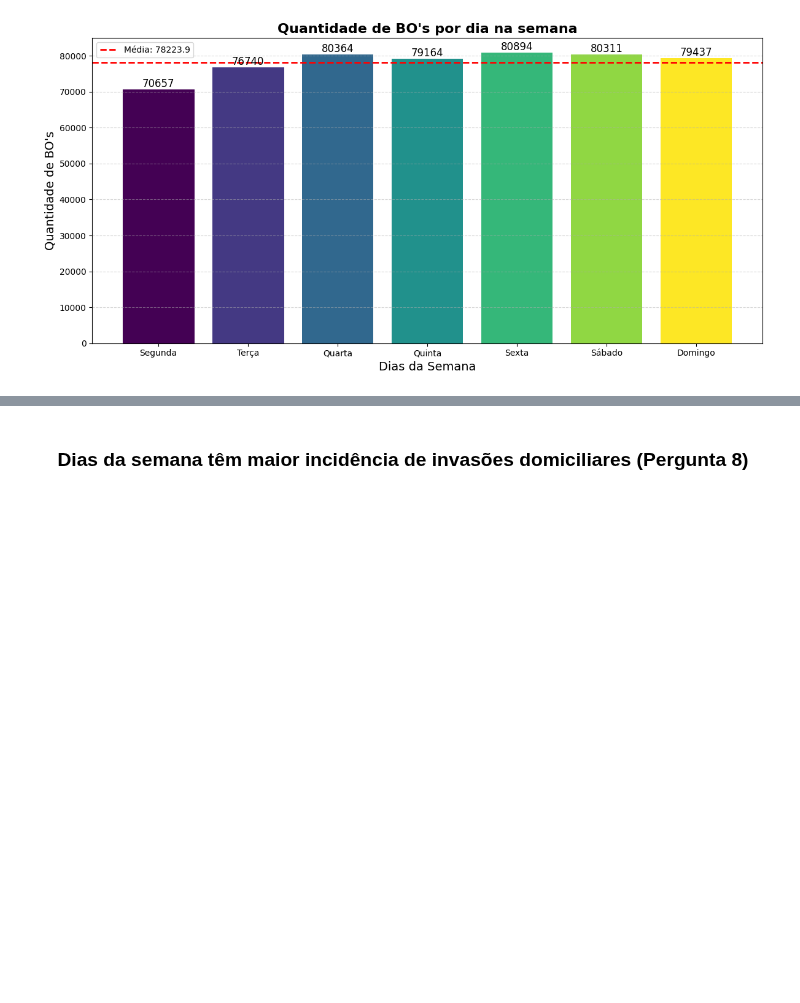
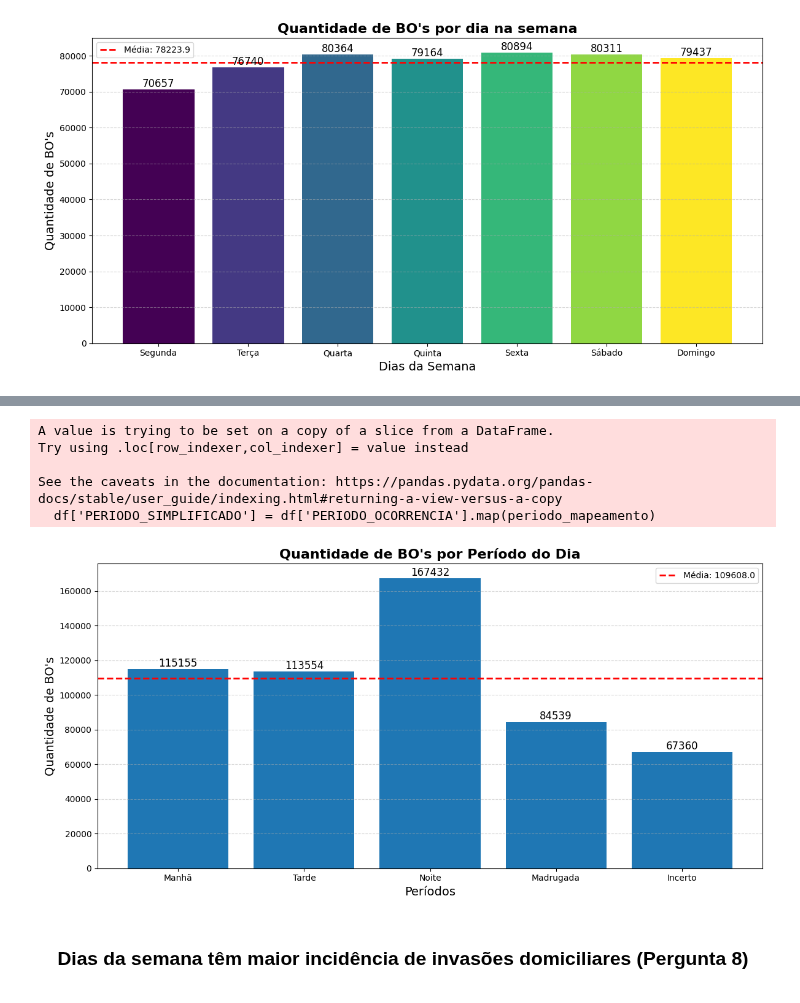
Before and after one commit to Matheuskpds/Ciencia-de-Dados-Projeto-TP, a Jupyter notebook: main.ipynb, the cells around one changed output, grey strips where cells are left out. Drawn from its saved outputs; the diff is of its cells as text; code cells hidden in the pictures; blank space fills up the shorter version.

```diff
--- a/main.ipynb
+++ b/main.ipynb
@@ -990,3 +998,61 @@ plt.show()
+# %%
+import matplotlib.pyplot as plt
+
+# Mapeamento dos períodos
+periodo_mapeamento = {
+    'PELA MANHA': 'Manhã',
+    'A TARDE': 'Tarde',
+    'A NOITE': 'Noite',
+    'DE MADRUGADA': 'Madrugada',
+    'EM HORA INCERTA': 'Incerto'
+}
+
+# Aplica o mapeamento para uma nova coluna
+df['PERIODO_SIMPLIFICADO'] = df['PERIODO_OCORRENCIA'].map(periodo_mapeamento)
+
+# Períodos simplificados na ordem desejada
+periodos = ["Manhã", "Tarde", "Noite", "Madrugada", "Incerto"]
+qnt_BO = []
+
+# Contagem de BOs por período
+for periodo in periodos:
+    contagem = df[df['PERIODO_SIMPLIFICADO'] == periodo].shape[0]
+    qnt_BO.append(contagem)
+
+# Cálculo da média
+media = sum(qnt_BO) / len(qnt_BO)
+
+# Gráfico
+plt.figure(figsize=(12, 6))
+barras = plt.bar(periodos, qnt_BO)
+
+# Labels e título
+plt.xlabel("Períodos", fontsize=14)
+plt.ylabel("Quantidade de BO's", fontsize=14)
+plt.title("Quantidade de BO's por Período do Dia", fontsize=16, weight='bold')
+
+# Adiciona os valores em cima de cada barra
+for barra in barras:
+    altura = barra.get_height()
+    plt.text(barra.get_x() + barra.get_width()/2., altura + 0.5,
+             f'{int(altura)}', ha='center', va='bottom', fontsize=12)
+
+# Linha da média
+plt.axhline(media, color='red', linestyle='--', linewidth=2, label=f'Média: {media:.1f}')
+plt.text(len(periodos) - 0.5, media + 1, f'', color='red', fontsize=12)
+
+# Grade, legenda e layout
+plt.grid(True, axis='y', linestyle='--', alpha=0.5)
+plt.legend()
+plt.tight_layout()
+plt.show()
+# %% [output]
+A value is trying to be set on a copy of a slice from a DataFrame.
+Try using .loc[row_indexer,col_indexer] = value instead
+
+See the caveats in the documentation: https://pandas.pydata.org/pandas-docs/stable/user_guide/indexing.html#returning-a-view-versus-a-copy
+  df['PERIODO_SIMPLIFICADO'] = df['PERIODO_OCORRENCIA'].map(periodo_mapeamento)
+[figure, added]
 # %% [markdown]
 <div style = "text-align: center;">
 <h3> Dias da semana têm maior incidência de invasões domiciliares (Pergunta 8)</h3>
```
Also changed, not shown: parts of 1 cell of this notebook.
